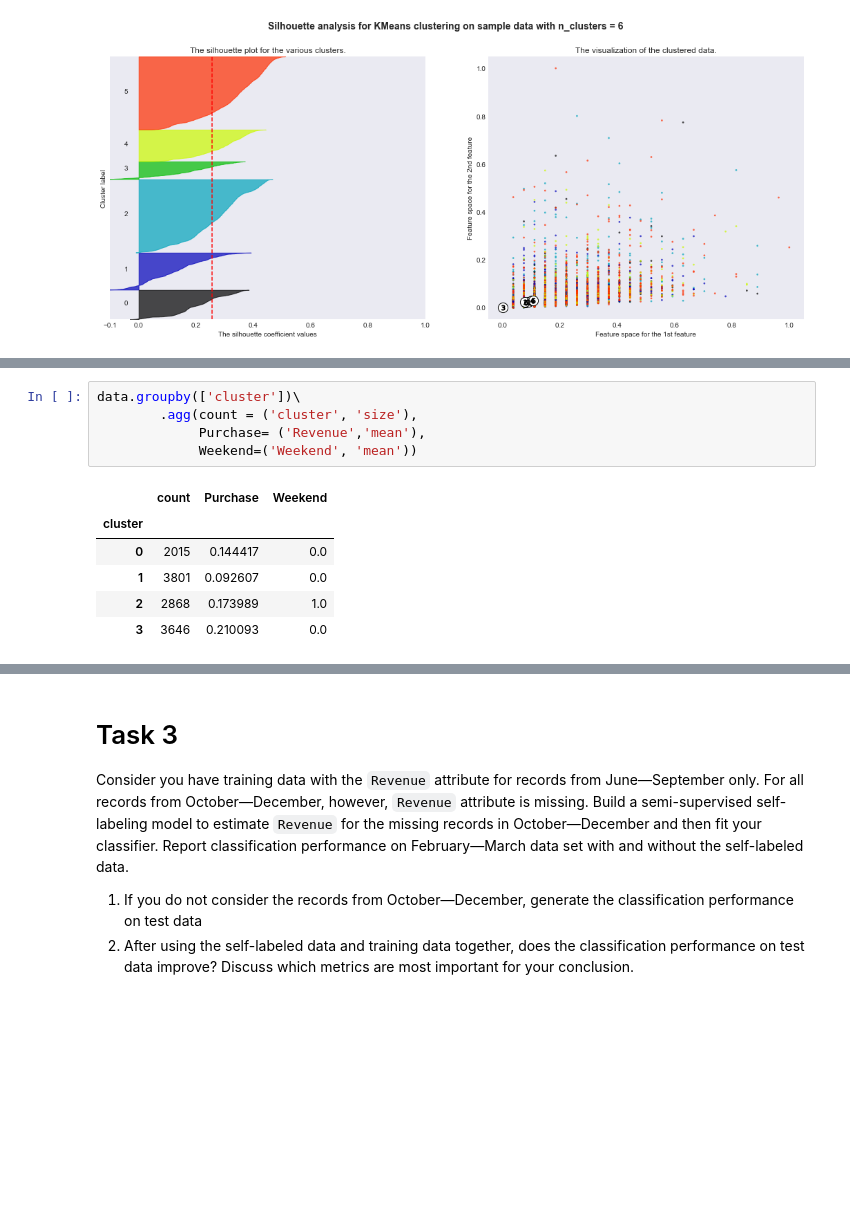
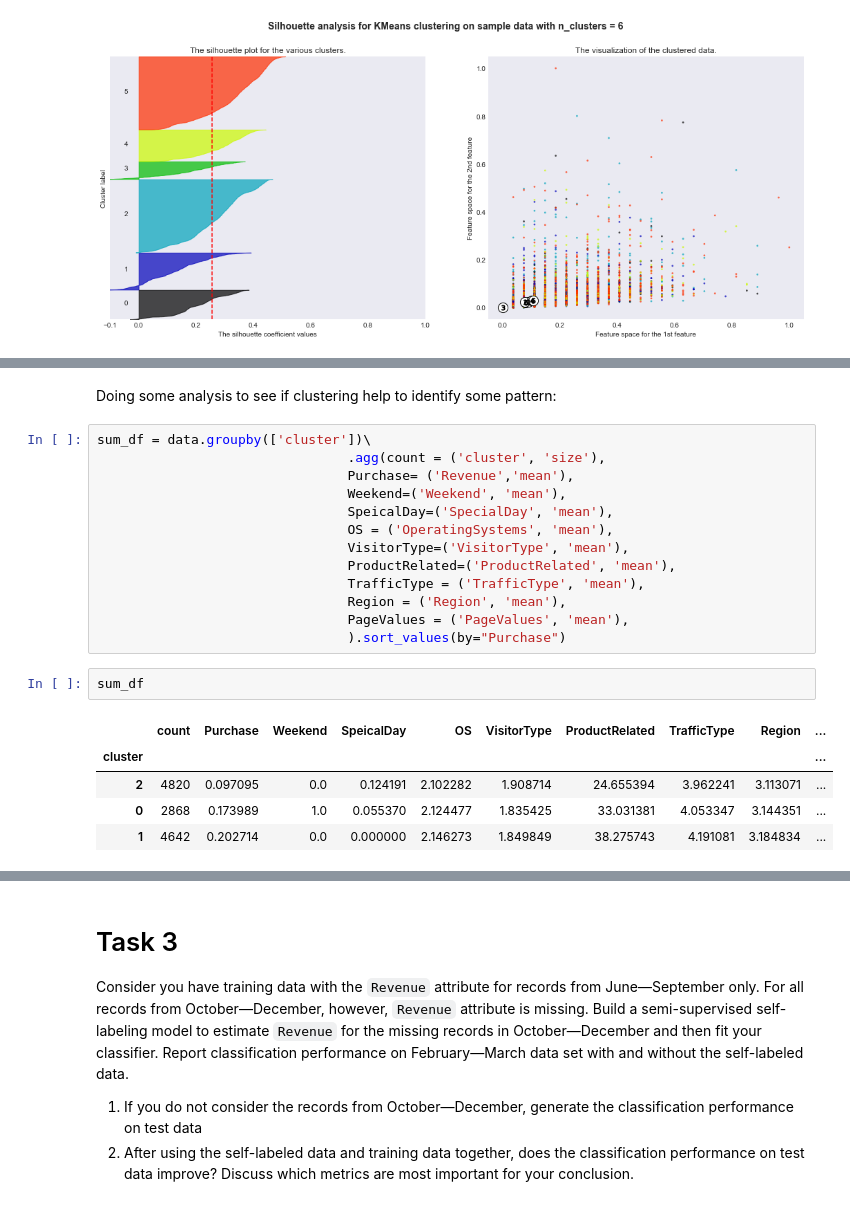
Before and after one commit to sangnguyens/machine-learning-engineer, a Jupyter notebook: assignments/midterm/nb/midterm-assignments-v0.ipynb, the cells around one changed output, grey strips where cells are left out. Drawn from its saved outputs; the diff is of its cells as text; blank space fills up the shorter version.

```diff
--- a/assignments/midterm/nb/midterm-assignments-v0.ipynb
+++ b/assignments/midterm/nb/midterm-assignments-v0.ipynb
@@ -490,15 +504,26 @@ data.head()
 | 2 | 0 | 0.0 | 0 | 0.0 | 1 | ... |
 | 3 | 0 | 0.0 | 0 | 0.0 | 2 | ... |
 | 4 | 0 | 0.0 | 0 | 0.0 | 10 | ... |
+# %% [markdown]
+Doing some analysis to see if clustering help to identify some pattern:
 # %%
-data.groupby(['cluster'])\
-        .agg(count = ('cluster', 'size'),
-             Purchase= ('Revenue','mean'),
-             Weekend=('Weekend', 'mean'))
+sum_df = data.groupby(['cluster'])\
+                                .agg(count = ('cluster', 'size'),
+                                Purchase= ('Revenue','mean'),
+                                Weekend=('Weekend', 'mean'),
+                                SpeicalDay=('SpecialDay', 'mean'),
+                                OS = ('OperatingSystems', 'mean'),
+                                VisitorType=('VisitorType', 'mean'),
+                                ProductRelated=('ProductRelated', 'mean'),
+                                TrafficType = ('TrafficType', 'mean'),
+                                Region = ('Region', 'mean'),
+                                PageValues = ('PageValues', 'mean'),
+                                ).sort_values(by="Purchase")
-# %% [output]
-|  | count | Purchase | Weekend |
-| cluster |  |  |  |
-| 0 | 2015 | 0.144417 | 0.0 |
-| 1 | 3801 | 0.092607 | 0.0 |
-| 2 | 2868 | 0.173989 | 1.0 |
-| 3 | 3646 | 0.210093 | 0.0 |
+# %%
+sum_df
+# %% [output]
+|  | count | Purchase | Weekend | SpeicalDay | OS | VisitorType | ProductRelated | TrafficType | Region | ... |
+| cluster |  |  |  |  |  |  |  |  |  | ... |
+| 2 | 4820 | 0.097095 | 0.0 | 0.124191 | 2.102282 | 1.908714 | 24.655394 | 3.962241 | 3.113071 | ... |
+| 0 | 2868 | 0.173989 | 1.0 | 0.055370 | 2.124477 | 1.835425 | 33.031381 | 4.053347 | 3.144351 | ... |
+| 1 | 4642 | 0.202714 | 0.0 | 0.000000 | 2.146273 | 1.849849 | 38.275743 | 4.191081 | 3.184834 | ... |
```
Also changed, not shown: parts of 31 cells of this notebook.
